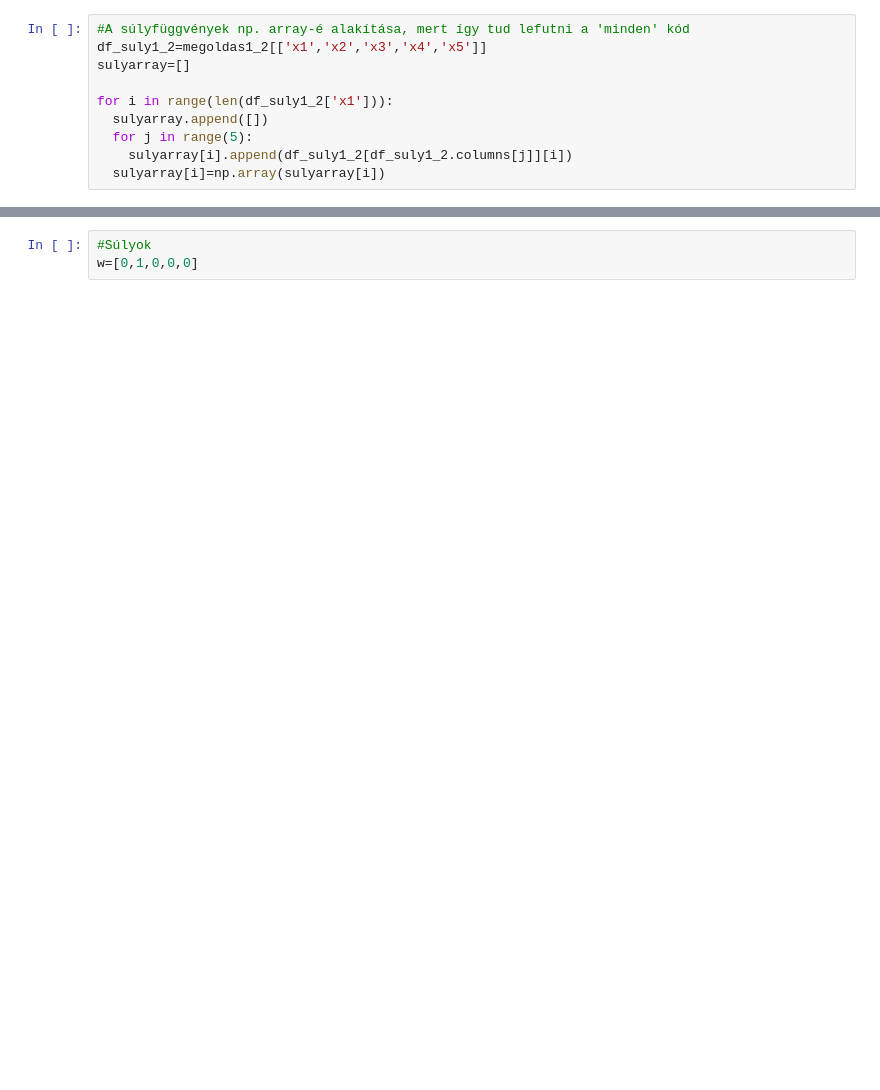
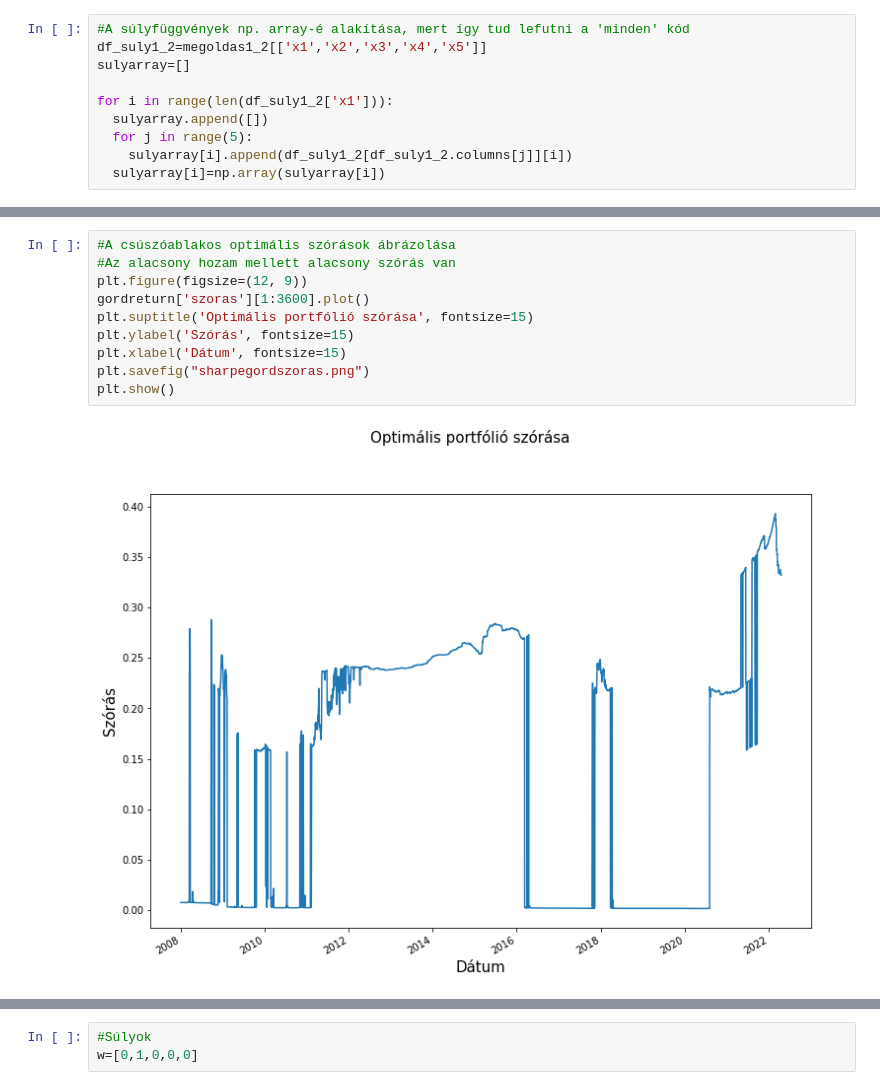
Before and after one commit to Kriszti8828/6het, a Jupyter notebook: beadando_maxmin_ipynb_másolata.ipynb, the cells around one changed output, grey strips where cells are left out. Cells and saved outputs as stored; diff of their text form; blank space fills up the shorter version.

```diff
--- a/beadando_maxmin_ipynb_másolata.ipynb
+++ b/beadando_maxmin_ipynb_másolata.ipynb
@@ -292,3 +411,15 @@ plt.show()
+# %%
+#A csúszóablakos optimális szórások ábrázolása
+#Az alacsony hozam mellett alacsony szórás van
+plt.figure(figsize=(12, 9))
+gordreturn['szoras'][1:3600].plot()
+plt.suptitle('Optimális portfólió szórása', fontsize=15)
+plt.ylabel('Szórás', fontsize=15)
+plt.xlabel('Dátum', fontsize=15)
+plt.savefig("sharpegordszoras.png")
+plt.show()
+# %% [output]
+[figure, added]
 # %%
 #minden(df_hozam_gsh[1:(1+5*252)],df_suly1_2[1:(1+1)])
 minden(df_hozam_gsh,np.array([1,0,0,0,0]))
```
Also changed, not shown: parts of 73 cells of this notebook.
